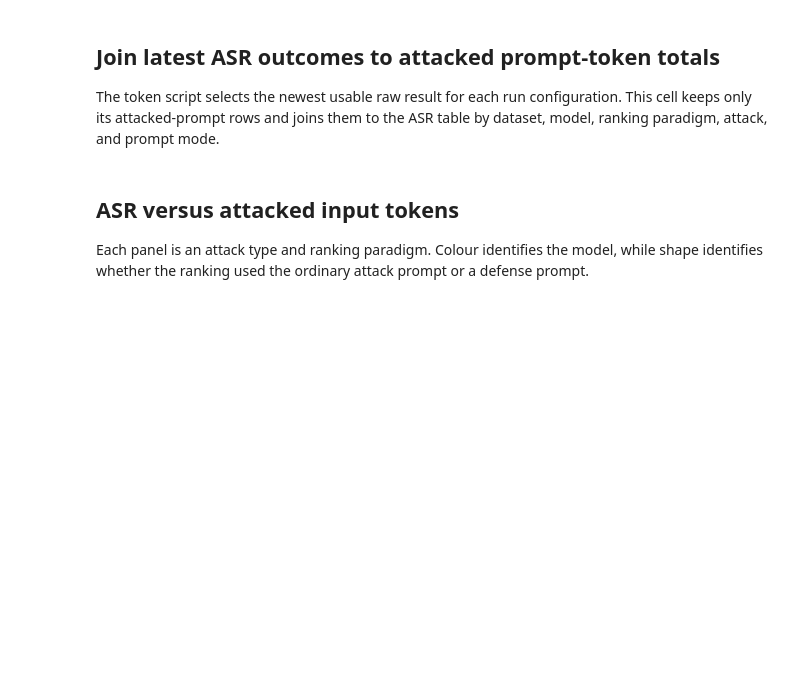
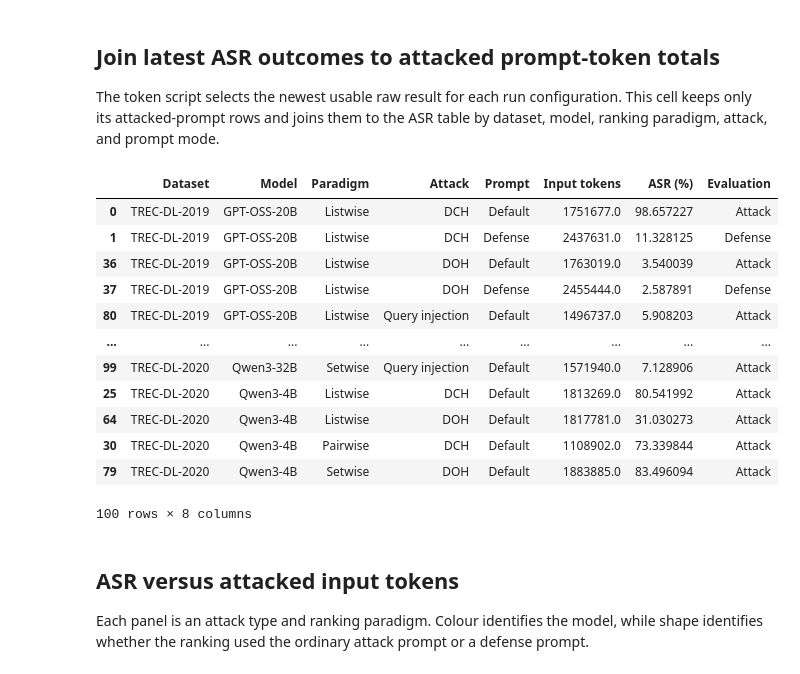
Before and after one commit to kaisergrimlock/LLM-Ranker-Attack, a Jupyter notebook: Results/asr_vs_prompt_tokens.ipynb, the cells around one changed output. Cells and saved outputs as stored; diff of their text form; code cells hidden in the pictures; blank space fills up the shorter version.

```diff
--- a/Results/asr_vs_prompt_tokens.ipynb
+++ b/Results/asr_vs_prompt_tokens.ipynb
@@ -31,28 +34,56 @@ The token script selects the newest usable raw result for each run configuration
 # %%
 JOIN_COLUMNS = ['Dataset', 'Model', 'Paradigm', 'Attack', 'Prompt']
 
 attacked_tokens = tokens.loc[
     (tokens['Phase'] == 'Attacked') & (tokens['Prompts counted'] > 0),
     JOIN_COLUMNS + ['Total tokens', 'Prompts counted', 'Prompts missing text', 'Source'],
 ].copy()
 attacked_tokens = attacked_tokens.rename(
     columns={
         'Total tokens': 'Input tokens',
         'Prompts counted': 'Prompts tokenized',
         'Prompts missing text': 'Prompts without saved text',
         'Source': 'Token source',
     }
 )
 
 plot_data = outcomes.merge(attacked_tokens, on=JOIN_COLUMNS, how='inner')
 plot_data['ASR (%)'] = 100 * plot_data['Attack success'] / plot_data['Requested']
 plot_data['Evaluation'] = plot_data['Prompt'].eq('Default').map(
     {True: 'Attack', False: 'Defense'}
 )
 plot_data['Marker'] = plot_data['Evaluation'].map({'Attack': 'o', 'Defense': 's'})
 
 plot_data = plot_data.sort_values(JOIN_COLUMNS).drop_duplicates(JOIN_COLUMNS, keep='last')
+
+qi_keys = ['Dataset', 'Model', 'Paradigm', 'Attack']
+qi_defense_qi = plot_data.loc[
+    plot_data['Attack'].eq('Query injection') & plot_data['Prompt'].eq('Defense QI'),
+    qi_keys,
+].drop_duplicates().assign(_prefer_defense_qi=True)
+plot_data = plot_data.merge(qi_defense_qi, on=qi_keys, how='left')
+plot_data = plot_data.loc[
+    ~(
+        plot_data['Attack'].eq('Query injection')
+        & plot_data['Prompt'].eq('Defense')
+        & plot_data['_prefer_defense_qi'].fillna(False)
+    )
+].drop(columns='_prefer_defense_qi')
 plot_data[JOIN_COLUMNS + ['Input tokens', 'ASR (%)', 'Evaluation']].sort_values(JOIN_COLUMNS)
+# %% [output]
+|  | Dataset | Model | Paradigm | Attack | Prompt | Input tokens | ASR (%) | Evaluation |
+| 0 | TREC-DL-2019 | GPT-OSS-20B | Listwise | DCH | Default | 1751677.0 | 98.657227 | Attack |
+| 1 | TREC-DL-2019 | GPT-OSS-20B | Listwise | DCH | Defense | 2437631.0 | 11.328125 | Defense |
+| 36 | TREC-DL-2019 | GPT-OSS-20B | Listwise | DOH | Default | 1763019.0 | 3.540039 | Attack |
+| 37 | TREC-DL-2019 | GPT-OSS-20B | Listwise | DOH | Defense | 2455444.0 | 2.587891 | Defense |
+| 80 | TREC-DL-2019 | GPT-OSS-20B | Listwise | Query injection | Default | 1496737.0 | 5.908203 | Attack |
+| ... | ... | ... | ... | ... | ... | ... | ... | ... |
+| 99 | TREC-DL-2020 | Qwen3-32B | Setwise | Query injection | Default | 1571940.0 | 7.128906 | Attack |
+| 25 | TREC-DL-2020 | Qwen3-4B | Listwise | DCH | Default | 1813269.0 | 80.541992 | Attack |
+| 64 | TREC-DL-2020 | Qwen3-4B | Listwise | DOH | Default | 1817781.0 | 31.030273 | Attack |
+| 30 | TREC-DL-2020 | Qwen3-4B | Pairwise | DCH | Default | 1108902.0 | 73.339844 | Attack |
+| 79 | TREC-DL-2020 | Qwen3-4B | Setwise | DOH | Default | 1883885.0 | 83.496094 | Attack |
+100 rows × 8 columns
 # %% [markdown]
 ## ASR versus attacked input tokens
 
```
Also changed, not shown: parts of 3 cells of this notebook, 5 other files.
